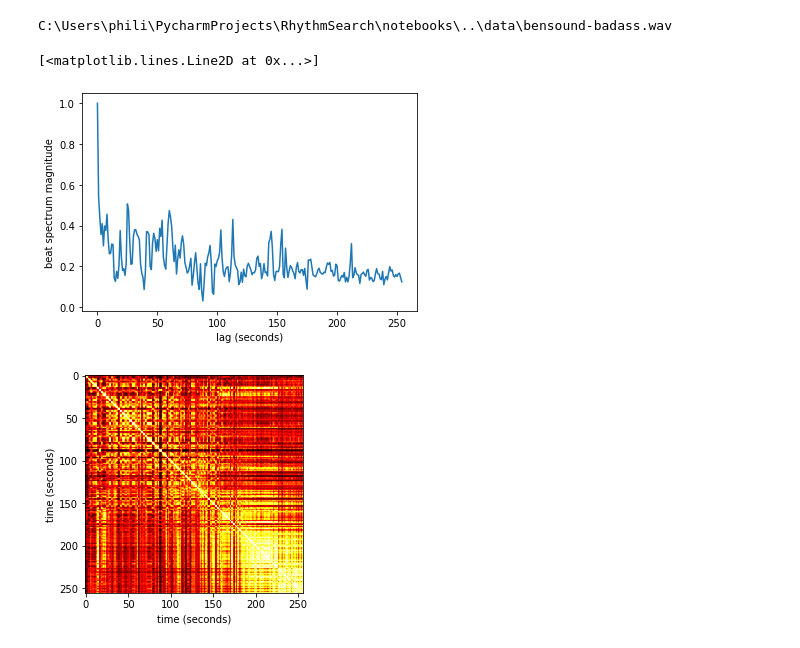
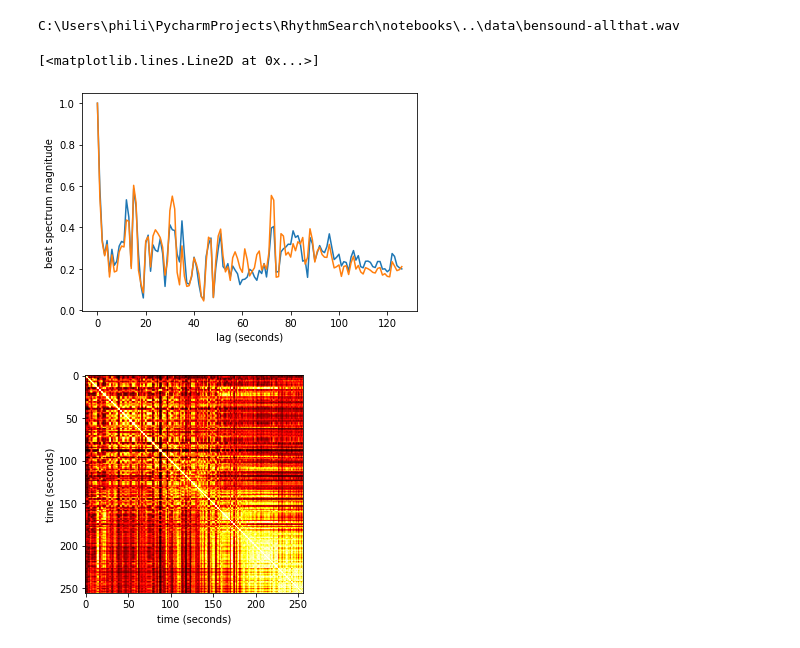
Before and after one commit to philipcori/RhythmSearch, a Jupyter notebook: notebooks/main.ipynb, the cells around one changed output. Saved outputs shown, nothing was run; the diff lists cells and outputs as text; code cells hidden in the pictures.

```diff
--- a/notebooks/main.ipynb
+++ b/notebooks/main.ipynb
@@ -22,7 +22,7 @@ def beat_spectrum(y, sr, S):
     # beat_spectrum = beat_spectrum[:len(beat_spectrum) // 2]
     duration = librosa.core.get_duration(y, sr)
     frames_per_sec = S.shape[0] / duration
-    lag_range = 10
+    lag_range = duration
     num_frames = int(lag_range * frames_per_sec) - 1
 #     print(num_frames)
     bs = []
@@ -109,12 +109,14 @@ data_files = [os.path.join(data_dir, f) for f in os.listdir(data_dir)]
 songDB = []
 queries = []
 songs_per_query = 2
-for data_file in data_files:
-    y, sr = librosa.load(data_file, duration=10)
+initial_offset = 5
+for j, data_file in enumerate(data_files):
+    print('loading song ' + str(j) + ' of ' + str(len(data_files)))
+    y, sr = librosa.load(data_file, duration=10, offset=initial_offset)
     a = SongEntry(y, sr, data_file)
     queries.append(a)
     for i in range(1, 1 + songs_per_query):
-        y, sr = librosa.load(data_file, duration=10, offset=i*10)
+        y, sr = librosa.load(data_file, duration=10, offset=initial_offset+i*10)
         a = SongEntry(y, sr, data_file)
         songDB.append(a)
 print(str(len(queries)) + ' query samples and ' + str(len(songDB)) + ' DB samples saved')
@@ -131,16 +145,16 @@ Accuracy: 0.75, Average Time Elapsed: 0.0007536013921101888
 # %%
-spectrogram = librosa.feature.melspectrogram(y=queries[0].y, sr=queries[0].sr, n_mels=256)
-S = sim_matrix(spectrogram)
-bs = beat_spectrum(y=queries[0].y, sr=queries[0].sr, S=S)
-# print(queries[1].id)
-# plt.xlabel('lag (seconds)')
-# plt.ylabel('beat spectrum magnitude')
-# plt.plot(bs)
-# plt.plot(songDB[7].bs)
+# spectrogram = librosa.feature.melspectrogram(y=queries[0].y, sr=queries[0].sr, n_mels=256)
+# S = sim_matrix(spectrogram)
+# bs = beat_spectrum(y=queries[0].y, sr=queries[0].sr, S=S)
+print(queries[0].id)
+plt.xlabel('lag (seconds)')
+plt.ylabel('beat spectrum magnitude')
+plt.plot(queries[0].bs)
+plt.plot(songDB[0].bs)
 # %% [output]
-C:\Users\phili\PycharmProjects\RhythmSearch\notebooks\..\data\bensound-badass.wav
+C:\Users\phili\PycharmProjects\RhythmSearch\notebooks\..\data\bensound-allthat.wav
 [<matplotlib.lines.Line2D at 0x...>]
-[figure, old version]
+[figure, new version]
 # %%
 S  /= (S.shape[0] / 10)
 plt.imshow(S, cmap='hot', interpolation='nearest')
```
Also changed, not shown: parts of 3 cells of this notebook.
